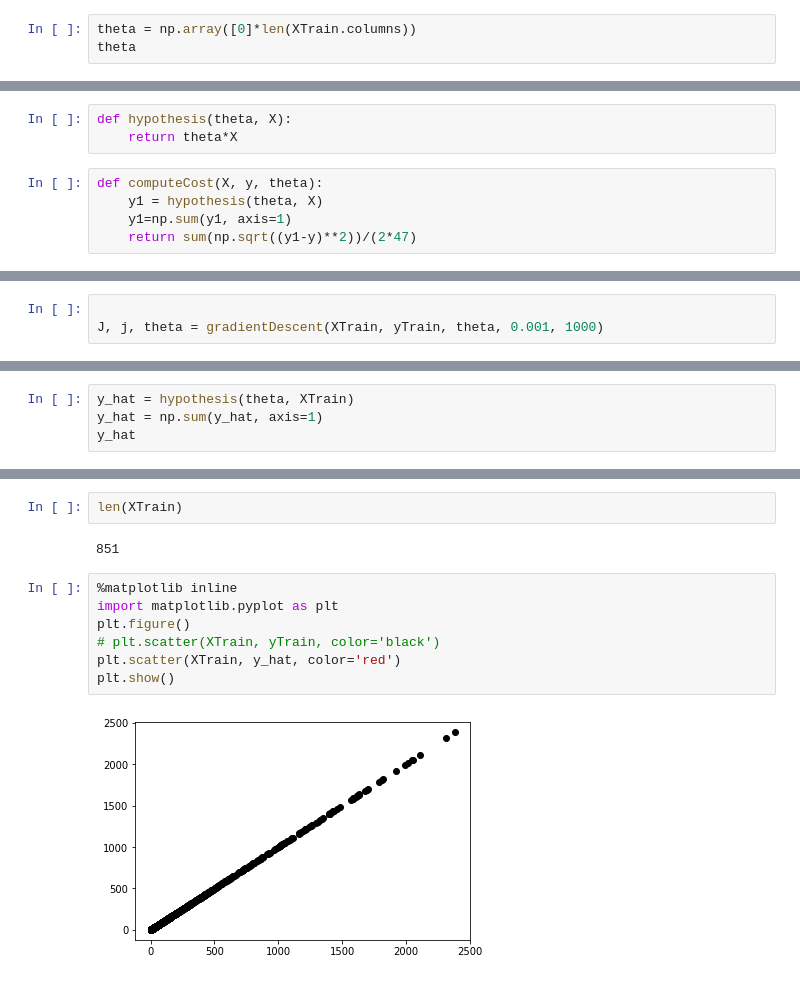
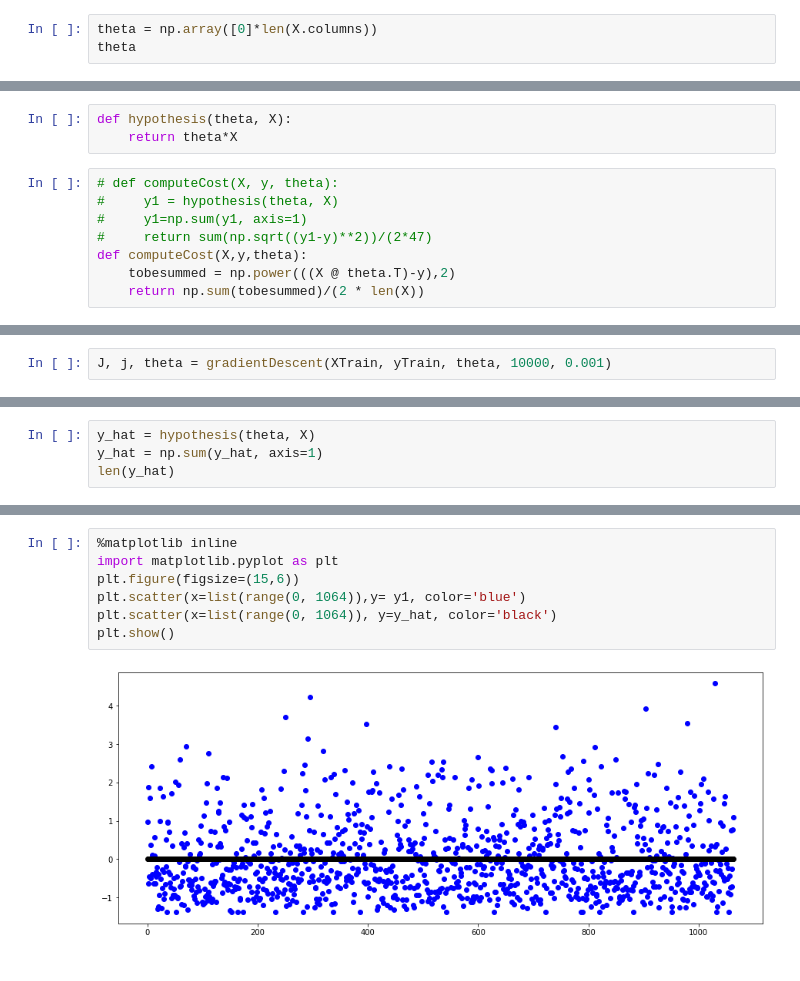
Before and after one commit to Yeghon/CCI508, a Jupyter notebook: multivariate test 02.ipynb, the cells around one changed output, grey strips where cells are left out. Cells and saved outputs as stored; diff of their text form.

```diff
--- a/multivariate test 02.ipynb
+++ b/multivariate test 02.ipynb
@@ -300,5 +75,5 @@ plt.scatter(XTrain[["2"]], yTrain[["3"]], color='yellow')
 # %%
-theta = np.array([0]*len(XTrain.columns))
+theta = np.array([0]*len(X.columns))
 theta
 # %% [output]
 array([0, 0])
@@ -311,8 +86,11 @@ m
 def hypothesis(theta, X):
     return theta*X
 # %%
-def computeCost(X, y, theta):
-    y1 = hypothesis(theta, X)
-    y1=np.sum(y1, axis=1)
-    return sum(np.sqrt((y1-y)**2))/(2*47)
+# def computeCost(X, y, theta):
+#     y1 = hypothesis(theta, X)
+#     y1=np.sum(y1, axis=1)
+#     return sum(np.sqrt((y1-y)**2))/(2*47)
+def computeCost(X,y,theta):
+    tobesummed = np.power(((X @ theta.T)-y),2)
+    return np.sum(tobesummed)/(2 * len(X))
 # %%
@@ -331,4 +122,3 @@ def gradientDescent(X, y, theta, alpha, i):
 # %%
-
-J, j, theta = gradientDescent(XTrain, yTrain, theta, 0.001, 1000)
+J, j, theta = gradientDescent(XTrain, yTrain, theta, 10000, 0.001)
 # %% [output]
@@ -336,5 +154,5 @@ TypeError: unsupported operand type(s) for +: 'int' and 'str'
 # %%
-y_hat = hypothesis(theta, XTrain)
+y_hat = hypothesis(theta, X)
 y_hat = np.sum(y_hat, axis=1)
-y_hat
+len(y_hat)
 # %% [output]
@@ -353,13 +160,9 @@ Length: 851, dtype: float64
-# %%
-len(XTrain)
-# %% [output]
-851
 # %%
 %matplotlib inline
 import matplotlib.pyplot as plt
-plt.figure()
-# plt.scatter(XTrain, yTrain, color='black')
-plt.scatter(XTrain, y_hat, color='red')
+plt.figure(figsize=(15,6))
+plt.scatter(x=list(range(0, 1064)),y= y1, color='blue')
+plt.scatter(x=list(range(0, 1064)), y=y_hat, color='black')
 plt.show()
 # %% [output]
-[figure, old version]
+[figure, new version]
```
Also changed, not shown: parts of 48 cells of this notebook.
